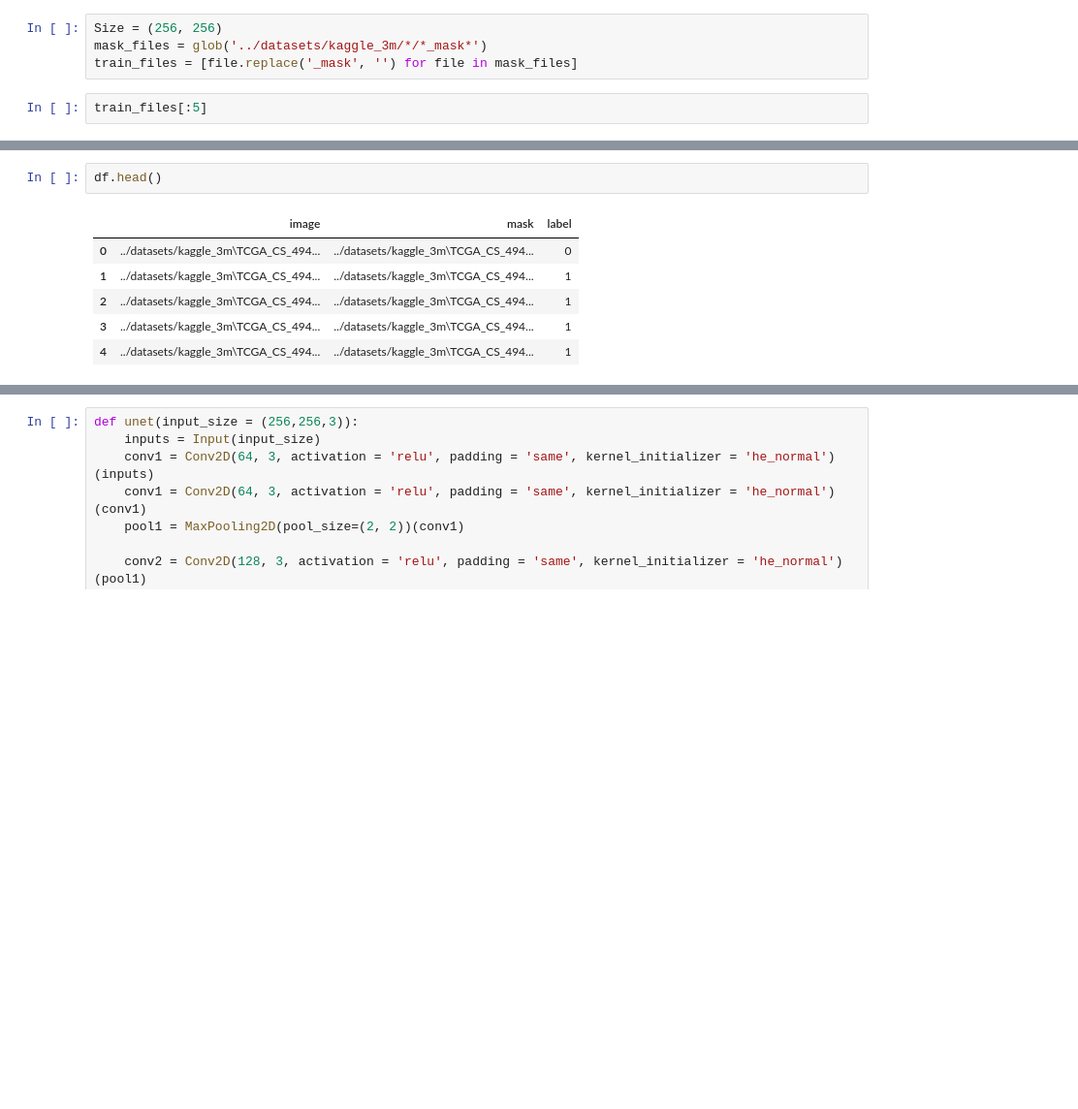
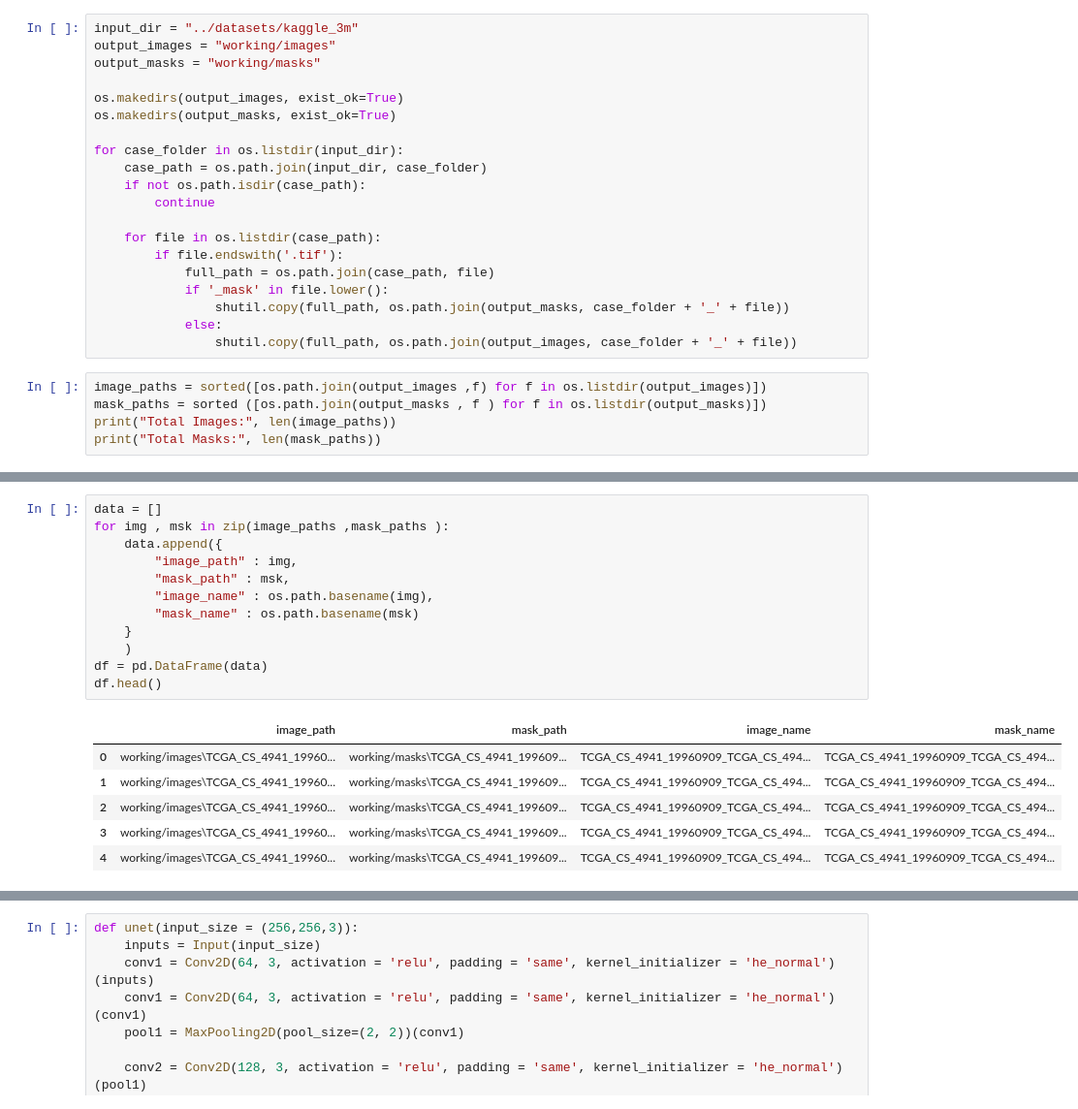
Before and after one commit to ousghao/deep_learning, a Jupyter notebook: segementation/medical_segm.ipynb, the cells around one changed output, grey strips where cells are left out. Shown at 97% size. Saved outputs shown, nothing was run; the diff lists cells and outputs as text; blank space fills up the shorter version.

```diff
--- a/segementation/medical_segm.ipynb
+++ b/segementation/medical_segm.ipynb
@@ -25,7 +36,26 @@ from tensorflow.keras.preprocessing.image import ImageDataGenerator
 # %%
-Size = (256, 256)
-mask_files = glob('../datasets/kaggle_3m/*/*_mask*')
-train_files = [file.replace('_mask', '') for file in mask_files]
+input_dir = "../datasets/kaggle_3m"
+output_images = "working/images"
+output_masks = "working/masks"
+
+os.makedirs(output_images, exist_ok=True)
+os.makedirs(output_masks, exist_ok=True)
+
+for case_folder in os.listdir(input_dir):
+    case_path = os.path.join(input_dir, case_folder)
+    if not os.path.isdir(case_path):
+        continue
+
+    for file in os.listdir(case_path):
+        if file.endswith('.tif'):
+            full_path = os.path.join(case_path, file)
+            if '_mask' in file.lower():
+                shutil.copy(full_path, os.path.join(output_masks, case_folder + '_' + file))
+            else:
+                shutil.copy(full_path, os.path.join(output_images, case_folder + '_' + file))
 # %%
-train_files[:5]
+image_paths = sorted([os.path.join(output_images ,f) for f in os.listdir(output_images)])
+mask_paths = sorted ([os.path.join(output_masks , f ) for f in os.listdir(output_masks)])
+print("Total Images:", len(image_paths))
+print("Total Masks:", len(mask_paths))
 # %% [output]
@@ -44,10 +87,20 @@ df = pd.DataFrame({"image": train_files,
 # %%
+data = []
+for img , msk in zip(image_paths ,mask_paths ):
+    data.append({
+        "image_path" : img,
+        "mask_path" : msk,
+        "image_name" : os.path.basename(img),
+        "mask_name" : os.path.basename(msk)
+    }
+    )
+df = pd.DataFrame(data)
 df.head()
 # %% [output]
-|  | image | mask | label |
-| 0 | ../datasets/kaggle_3m\TCGA_CS_494... | ../datasets/kaggle_3m\TCGA_CS_494... | 0 |
-| 1 | ../datasets/kaggle_3m\TCGA_CS_494... | ../datasets/kaggle_3m\TCGA_CS_494... | 1 |
-| 2 | ../datasets/kaggle_3m\TCGA_CS_494... | ../datasets/kaggle_3m\TCGA_CS_494... | 1 |
-| 3 | ../datasets/kaggle_3m\TCGA_CS_494... | ../datasets/kaggle_3m\TCGA_CS_494... | 1 |
-| 4 | ../datasets/kaggle_3m\TCGA_CS_494... | ../datasets/kaggle_3m\TCGA_CS_494... | 1 |
+|  | image_path | mask_path | image_name | mask_name |
+| 0 | working/images\TCGA_CS_4941_19960... | working/masks\TCGA_CS_4941_199609... | TCGA_CS_4941_19960909_TCGA_CS_494... | TCGA_CS_4941_19960909_TCGA_CS_494... |
+| 1 | working/images\TCGA_CS_4941_19960... | working/masks\TCGA_CS_4941_199609... | TCGA_CS_4941_19960909_TCGA_CS_494... | TCGA_CS_4941_19960909_TCGA_CS_494... |
+| 2 | working/images\TCGA_CS_4941_19960... | working/masks\TCGA_CS_4941_199609... | TCGA_CS_4941_19960909_TCGA_CS_494... | TCGA_CS_4941_19960909_TCGA_CS_494... |
+| 3 | working/images\TCGA_CS_4941_19960... | working/masks\TCGA_CS_4941_199609... | TCGA_CS_4941_19960909_TCGA_CS_494... | TCGA_CS_4941_19960909_TCGA_CS_494... |
+| 4 | working/images\TCGA_CS_4941_19960... | working/masks\TCGA_CS_4941_199609... | TCGA_CS_4941_19960909_TCGA_CS_494... | TCGA_CS_4941_19960909_TCGA_CS_494... |
 # %%
```
Also changed, not shown: parts of 21 cells of this notebook, 4 other files.
